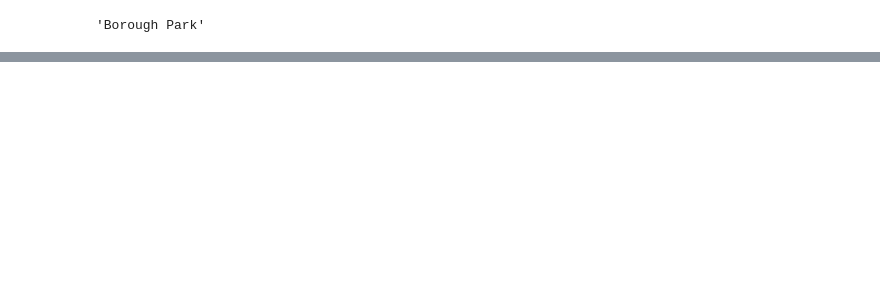
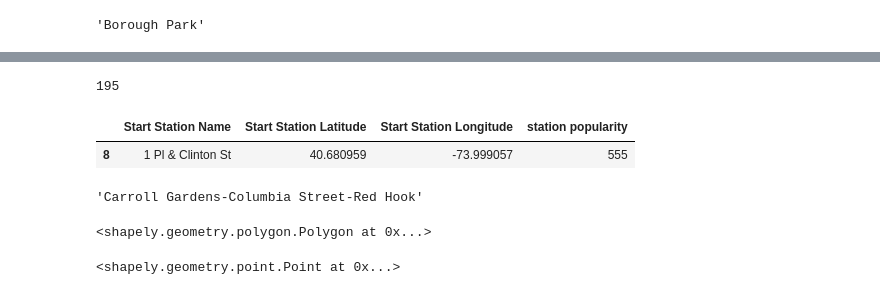
Before and after one commit to annaguidi/citibike_data, a Jupyter notebook: citi bike.ipynb, the cells around one changed output, grey strips where cells are left out. Drawn from its saved outputs; the diff is of its cells as text; code cells hidden in the pictures; blank space fills up the shorter version.

Commit message:
check in point function

```diff
--- a/citi bike.ipynb
+++ b/citi bike.ipynb
@@ -255,0 +324,15 @@ from shapely.geometry import Point, Polygon
+# %%
+print(count)
+# %% [output]
+195
+# %%
+station_info = anna2
+# %%
+station_info.loc[station_info["Start Station Name"] == "1 Pl & Clinton St"]
+# %% [output]
+|  | Start Station Name | Start Station Latitude | Start Station Longitude | station popularity |
+| 8 | 1 Pl & Clinton St | 40.680959 | -73.999057 | 555 |
+# %%
+gj["features"][121]["properties"]["ntaname"]
+# %% [output]
+'Carroll Gardens-Columbia Street-Red Hook'
@@ -255,0 +341,4 @@ from shapely.geometry import Point, Polygon
+# %%
+poly_carrolgardens
+# %% [output]
+<shapely.geometry.polygon.Polygon at 0x...>
@@ -255,0 +347,4 @@ from shapely.geometry import Point, Polygon
+# %%
+p3
+# %% [output]
+<shapely.geometry.point.Point at 0x...>
```
Also changed, not shown: parts of 29 cells of this notebook, 1 other file.
